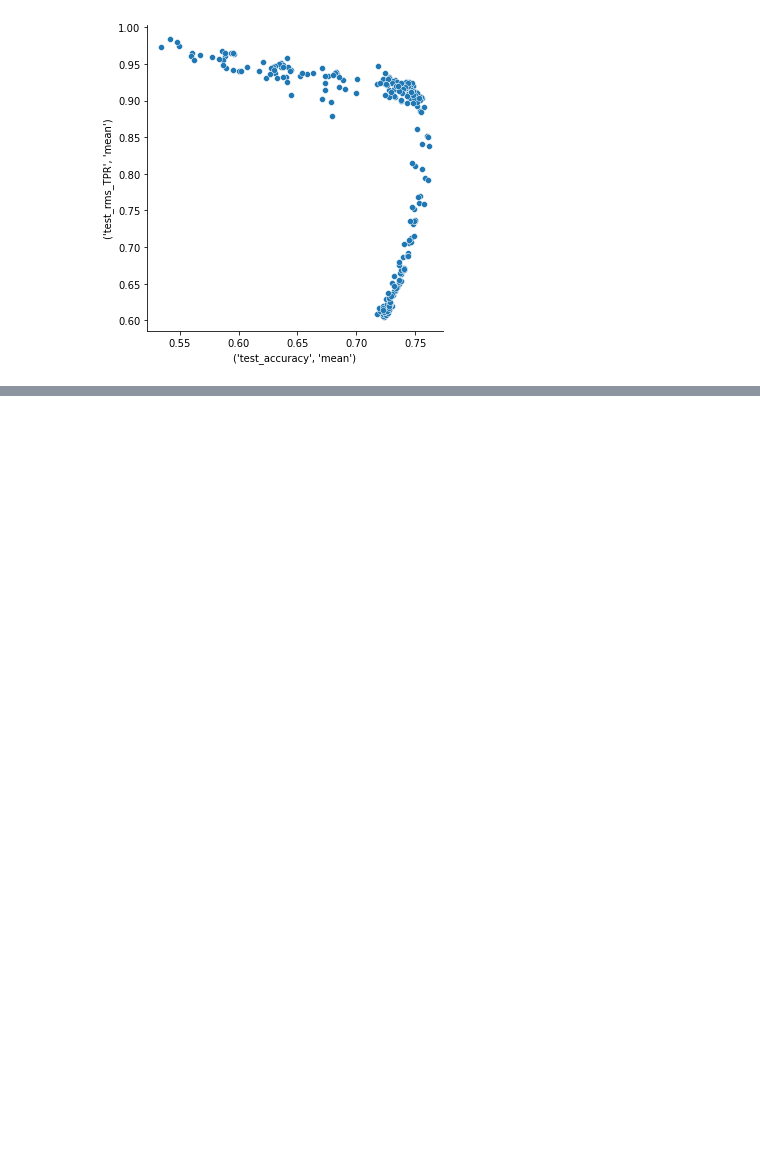
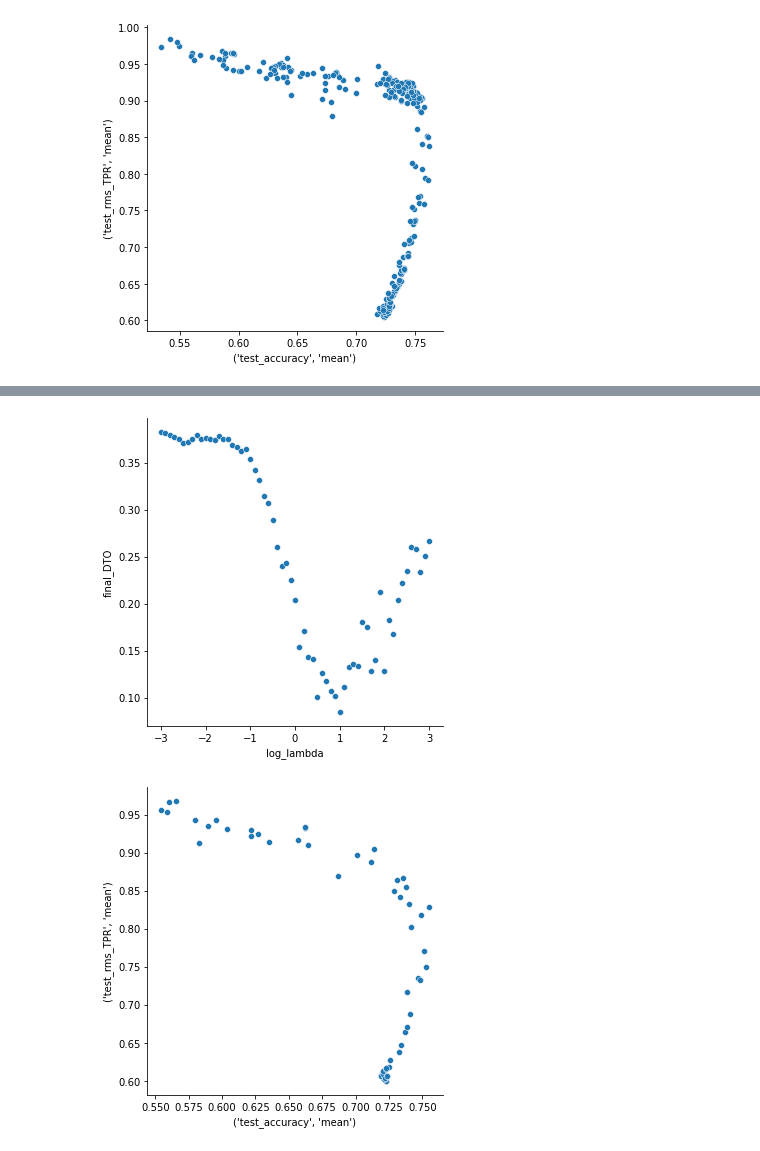
Before and after one commit to Libr-AI/fairlib, a Jupyter notebook: analysis/sample_model_selection.ipynb, the cells around one changed output, grey strips where cells are left out. Saved outputs shown, nothing was run; the diff lists cells and outputs as text; code cells hidden in the pictures; blank space fills up the shorter version.

```diff
--- a/analysis/sample_model_selection.ipynb
+++ b/analysis/sample_model_selection.ipynb
@@ -54,0 +91,20 @@ for _adv_diverse_lambda in [0.01, 0.1, 1, 10, 100]:
+# %%
+Moji_BTGatedAdv_df = model_selection(
+    results_dir= r"G:\Experimental_results",
+    project_dir= r"hypertune2/Moji",
+    checkpoint_dir= "models",
+    checkpoint_name= "checkpoint_epoch",
+    model_id= "hypertune_BTGatedAdv",
+    GAP_metric_name = "rms_TPR",
+    Performance_metric_name = "accuracy",
+    selection_criterion = "DTO",
+    )
+# %%
+create_plots(
+    input_df = Moji_BTGatedAdv_df,
+    key_index = 0,
+    index_column_names = ['adv_lambda', 'adv_num_subDiscriminator', 'adv_diverse_lambda'],
+    GAP_metric_name = "rms_TPR",
+    Performance_metric_name = "accuracy",
+    )
+# %% [output]
@@ -54,0 +114,2 @@ for _adv_diverse_lambda in [0.01, 0.1, 1, 10, 100]:
+[figure, added]
+[figure, added]
```
Also changed, not shown: parts of 6 cells of this notebook.
